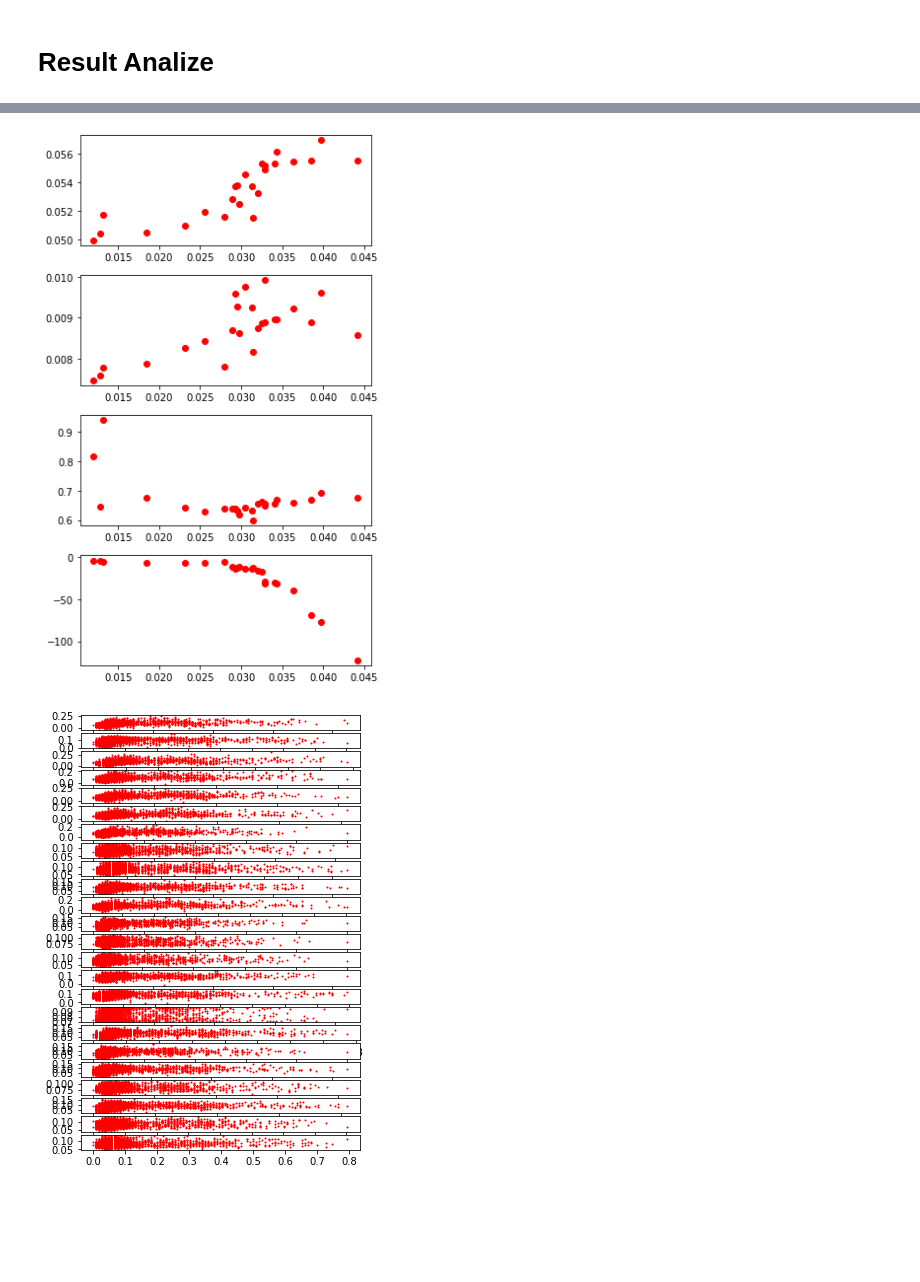
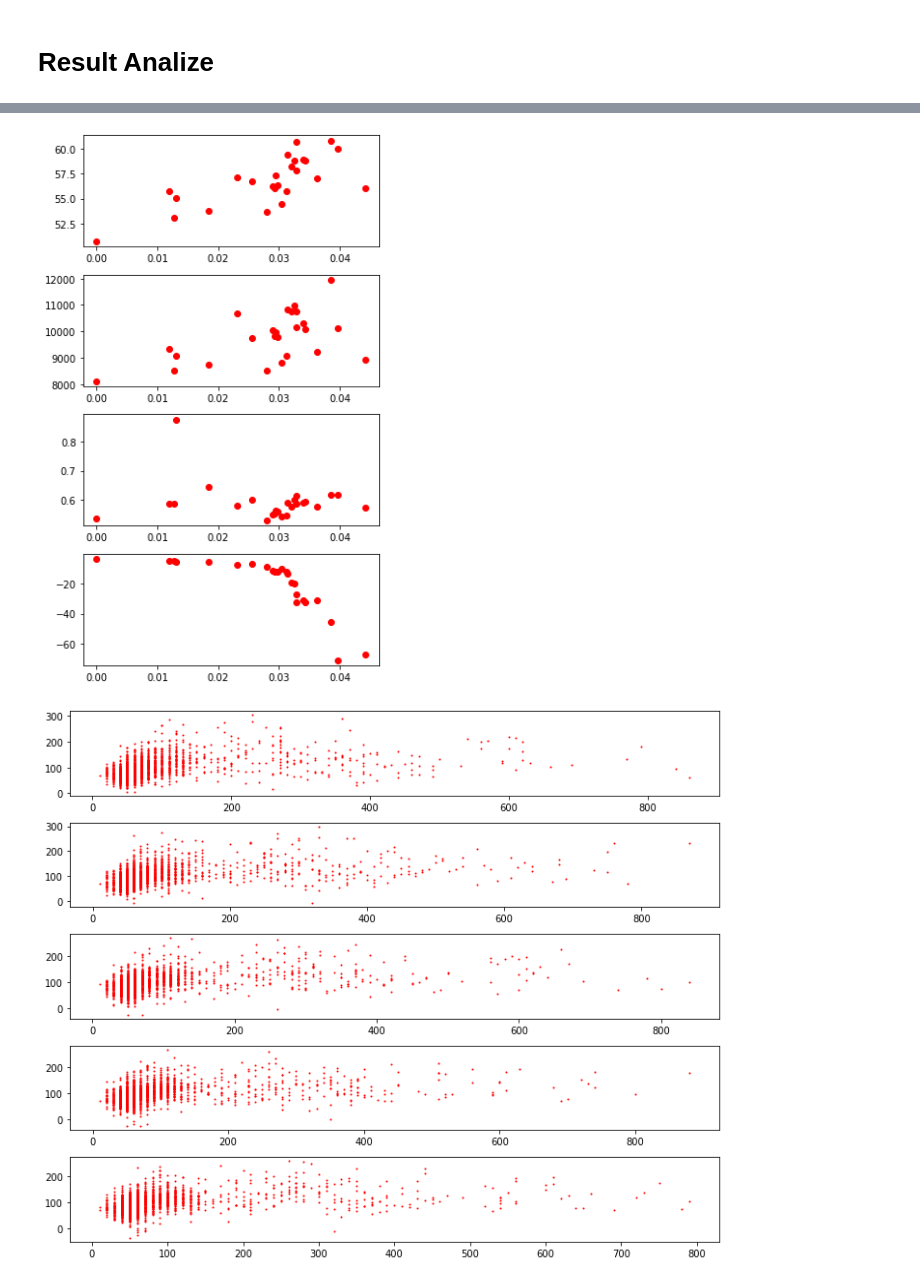
Before and after one commit to MikeTsvirkunov/Maching_Learning_Teach, a Jupyter notebook: Laba7/Regression/VarianceThreshold.ipynb, the cells around one changed output, grey strips where cells are left out. Drawn from its saved outputs; the diff is of its cells as text; code cells hidden in the pictures; blank space fills up the shorter version.

```diff
--- a/Laba7/Regression/VarianceThreshold.ipynb
+++ b/Laba7/Regression/VarianceThreshold.ipynb
@@ -40,9 +40,10 @@ mm_scaler = MinMaxScaler()
 data_scaled = mm_scaler.fit_transform(data.drop(['date'], axis=1))
 data_scaled = pd.DataFrame(data_scaled, columns=data.drop(['date'], axis=1).columns)
 # data_scaled['date'] = data['date']
-data_scaled
-appliances = data_scaled['Appliances']
+# data_scaled
+appliances = data['Appliances']
 data_scaled_x = data_scaled.drop(['Appliances'], axis=1)
+# data_scaled_x = data.drop(['Appliances', 'date'], axis=1)
 # %%
 data_scaled_x.shape
 # %% [output]
@@ -50,7 +51,7 @@ data_scaled_x.shape
 # %% [markdown]
 # Power data
 # %%
-# p = PolynomialFeatures(1)
-# data_scaled_powered_x = p.fit_transform(data_scaled_x)
-# data_scaled_powered_x.shape
-data_scaled_powered_x = data_scaled_x.to_numpy()
+p = PolynomialFeatures(1)
+data_scaled_powered_x = p.fit_transform(data_scaled_x)
+data_scaled_powered_x.shape
+# data_scaled_powered_x = data_scaled_x.to_numpy()
@@ -63,7 +66,7 @@ data_scaled_powered_x.mean(axis=0).shape
 # %%
 data_thresh_remove = []
 td = []
-for i in data_scaled_powered_x.std(axis=0):
+for i in sorted(data_scaled_powered_x.std(axis=0)):
     try:
         vt = VarianceThreshold(i**2)
         data_thresh_remove.append(vt.fit_transform(data_scaled_powered_x))
@@ -79,9 +82,10 @@ for i in data_scaled_powered_x.std(axis=0):
 ridge_optimal_for_line_regressions = []
 data_splits = []
 for d in data_thresh_remove:
-    X_train, X_test, y_train, y_test = train_test_split(d, data_scaled['Appliances'], test_size=0.2)
+    X_train, X_test, y_train, y_test = train_test_split(d, appliances, test_size=0.1)
     data_splits.append({'X_train': X_train, 'X_test': X_test, 'y_train': y_train, 'y_test': y_test})
-    x = GridSearchCV(Ridge(), {'alpha': np.arange(0, 1, 0.05)}, scoring='r2').fit(X_train, y_train)
+    x = GridSearchCV(Ridge(), {'alpha': np.arange(0.0001, 1, 0.05)}, scoring='neg_mean_squared_error').fit(X_train, y_train)
+    # x = LinearRegression().fit(X_train, y_train)
     ridge_optimal_for_line_regressions.append(x)
 # ridge_optimal_for_line_regression.best_params_
 # %%
@@ -158,16 +160,16 @@ for s in range(len(scores)):
     ax = fig.add_subplot(gs[s, 0])
     ax.scatter(x, y, c='red')
 # %% [output]
-[figure, old version]
+[figure, new version]
 # %%
 fig = plt.figure(tight_layout=True)
-fig.set_figheight(8)
-fig.set_figwidth(5)
+fig.set_figheight(40)
+fig.set_figwidth(10)
 gs = gridspec.GridSpec(len(ridge_optimal_for_line_regressions), 1)
 
-for i, m, d in zip(range(len(ridge_optimal_for_line_regressions)), ridge_optimal_for_line_regressions, data_splits):
+for i, m, d in zip(range(len(ridge_optimal_for_line_regressions)-20), ridge_optimal_for_line_regressions, data_splits):
     ax = fig.add_subplot(gs[i, 0])
     # ax.scatter(m, d['y_test'], c='red')
     ax.plot(d['y_test'], m.predict(d['X_test']), 'ro', markersize=1)
 # %% [output]
-[figure, old version]
+[figure, new version]
```
Also changed, not shown: parts of 8 cells of this notebook, 3 other files.
